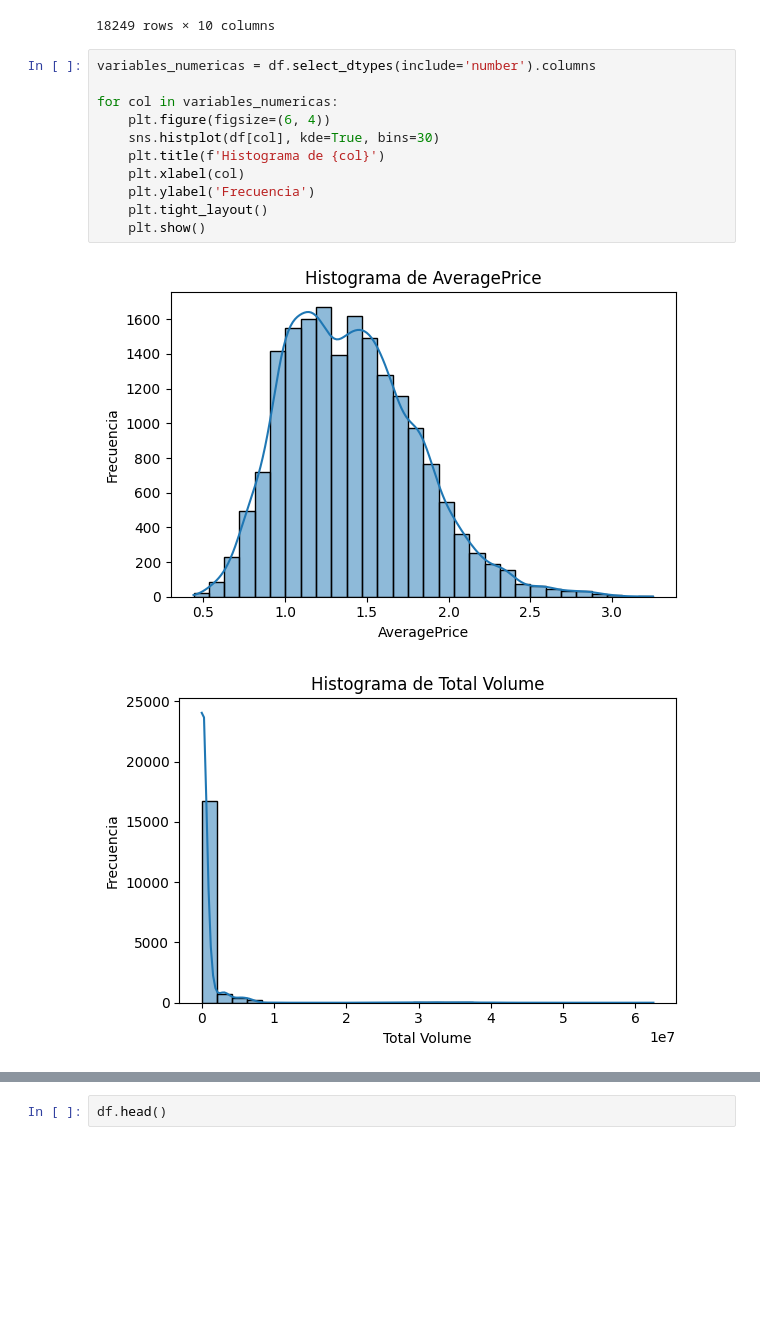
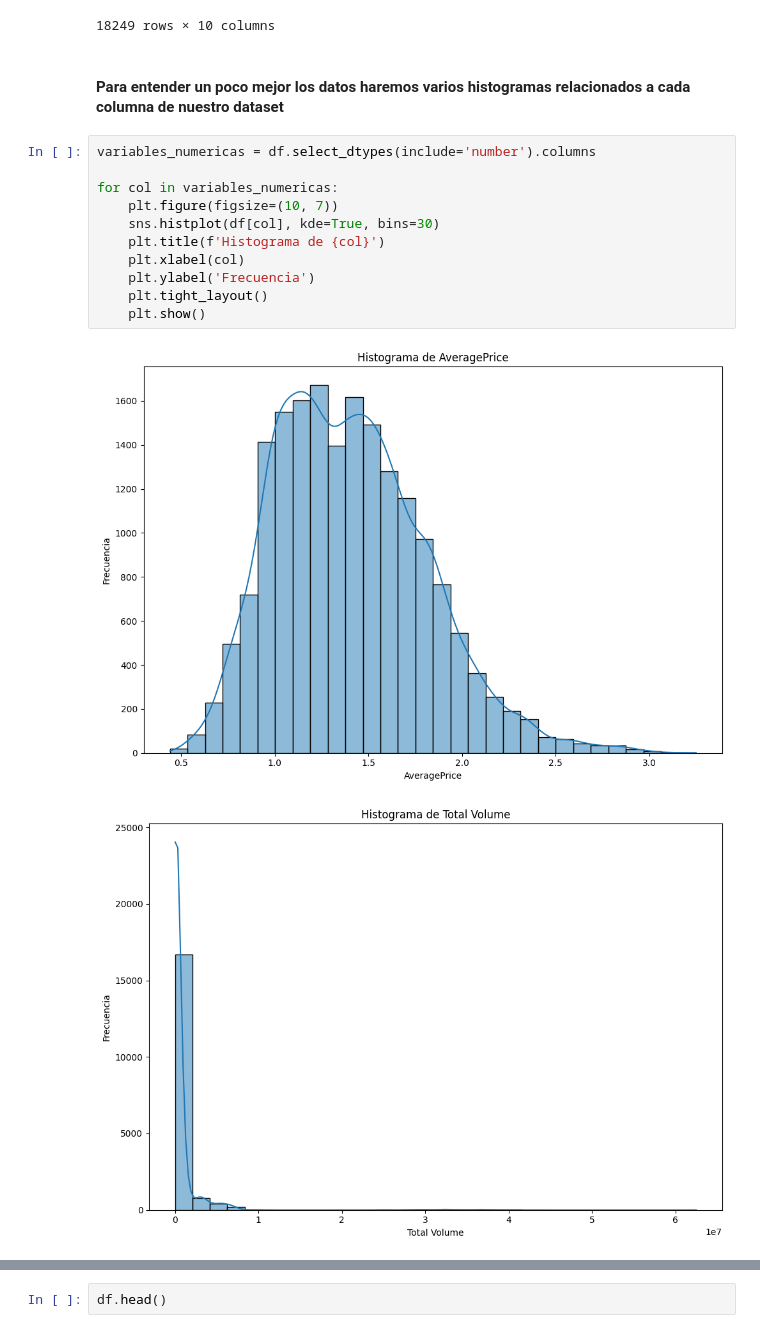
Before and after one commit to JhonnyGod/CienciaDeDatos-Proyecto2, a Jupyter notebook: proyecto2.ipynb, the cells around one changed output, grey strips where cells are left out. Drawn from its saved outputs; the diff is of its cells as text; blank space fills up the shorter version.

```diff
--- a/proyecto2.ipynb
+++ b/proyecto2.ipynb
@@ -91,17 +95,19 @@ df.select_dtypes('number')
 | 18247 | 1.93 | 16205.22 | 1527.63 | 2981.04 | 727.01 | 10969.54 | 10919.54 | 50.00 | ... |
 | 18248 | 1.62 | 17489.58 | 2894.77 | 2356.13 | 224.53 | 12014.15 | 11988.14 | 26.01 | ... |
 18249 rows × 10 columns
+# %% [markdown]
+#### Para entender un poco mejor los datos haremos varios histogramas relacionados a cada columna de nuestro dataset
 # %%
 variables_numericas = df.select_dtypes(include='number').columns
 
 for col in variables_numericas:
-    plt.figure(figsize=(6, 4))
+    plt.figure(figsize=(10, 7))
     sns.histplot(df[col], kde=True, bins=30)
     plt.title(f'Histograma de {col}')
     plt.xlabel(col)
     plt.ylabel('Frecuencia')
     plt.tight_layout()
     plt.show()
 # %% [output]
-[figure, old version]
+[figure, new version]
-[figure, old version]
+[figure, new version]
```
Also changed, not shown: parts of 58 cells of this notebook.
